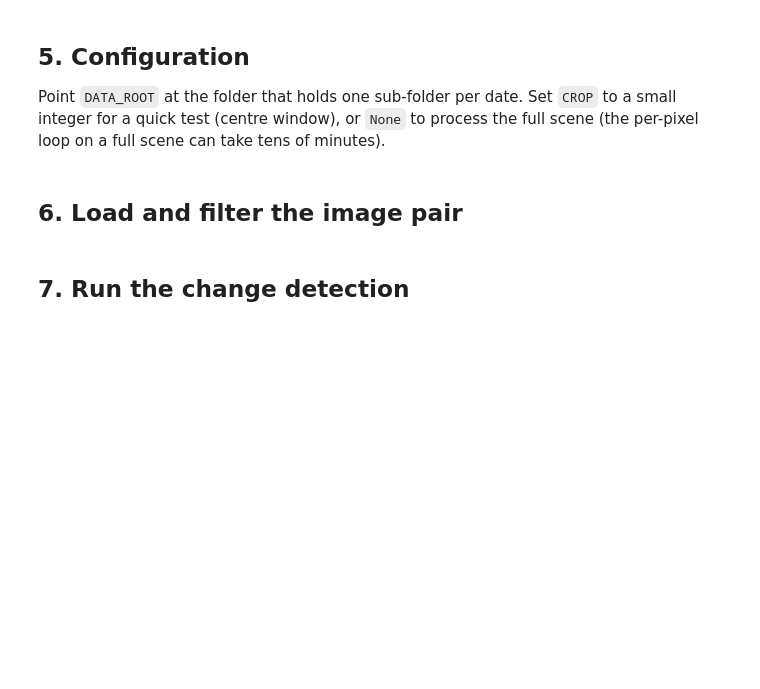
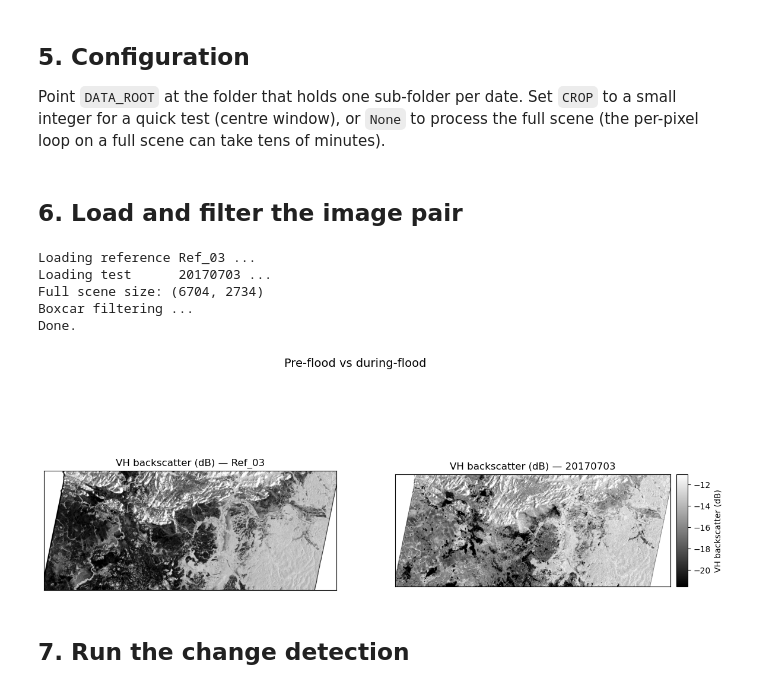
Before and after one commit to kasitif/flood-mapping-polsar, a Jupyter notebook: notebooks/01_change_detection.ipynb, the cells around one changed output. Saved outputs shown, nothing was run; the diff lists cells and outputs as text; code cells hidden in the pictures; blank space fills up the shorter version.

Commit message:
Add sample data and update notebooks

```diff
--- a/notebooks/01_change_detection.ipynb
+++ b/notebooks/01_change_detection.ipynb
@@ -233,27 +221,86 @@ CROP = 200       # centre crop size in pixels; set to None for the full scene
+# %%
+DATA_ROOT = r'..\data'
+
+# --- choose the reference image -------------------------------------------
+USE_MEAN_REF = True           # True = March mean (Ref_03); False = single date
+
+if USE_MEAN_REF:
+    DATE_REF        = 'Ref_03'     # folder written by build_reference.py
+    REF_PREFILTERED = False         # mean is already boxcar-filtered -> don't filter again
+else:
+    DATE_REF        = '20170329'   # single reference acquisition (raw)
+    REF_PREFILTERED = False        # raw single image -> needs filtering
+# -------------------------------------------------------------------------
+
+DATE_TEST = '20170703'
+WIN  = (7, 7)     # boxcar window
+CROP = None       # centre crop size in pixels; None = full scene
 # %% [markdown]
 ## 6. Load and filter the image pair
 # %%
 ref_dir  = os.path.join(DATA_ROOT, DATE_REF) + os.sep
 test_dir = os.path.join(DATA_ROOT, DATE_TEST) + os.sep
 
 print(f'Loading reference {DATE_REF} ...')
 C11b, C22b, C12b = Load_One_Date_Dual(ref_dir, DATE_REF)
 print(f'Loading test      {DATE_TEST} ...')
 C11a, C22a, C12a = Load_One_Date_Dual(test_dir, DATE_TEST)
 print('Full scene size:', C11a.shape)
 
 if CROP is not None:
     r0 = C11a.shape[0] // 2
     c0 = C11a.shape[1] // 2
     sl = (slice(r0, r0 + CROP), slice(c0, c0 + CROP))
     C11b, C22b, C12b = C11b[sl], C22b[sl], C12b[sl]
     C11a, C22a, C12a = C11a[sl], C22a[sl], C12a[sl]
     print('Cropped to:', C11a.shape)
 
 print('Boxcar filtering ...')
-C11b, C22b, C12b = Boxcar_Pol_filter_Dual(C11b, C22b, C12b, WIN)
+if not REF_PREFILTERED:                      # skip for the pre-filtered mean
+    C11b, C22b, C12b = Boxcar_Pol_filter_Dual(C11b, C22b, C12b, WIN)
 C11a, C22a, C12a = Boxcar_Pol_filter_Dual(C11a, C22a, C12a, WIN)
 print('Done.')
+
+
+from mpl_toolkits.axes_grid1 import make_axes_locatable
+
+cmap = plt.cm.gray.copy()
+cmap.set_bad('white')
+
+# dB + validity for each scene
+def to_db(C):
+    arr = np.abs(C.T)
+    valid = np.isfinite(arr) & (arr > 0)
+    return 10 * np.log10(arr + 1e-12), valid
+
+disp_b, valid_b = to_db(C22b)
+disp_a, valid_a = to_db(C22a)
+
+# ONE stretch from both scenes' valid pixels -> both panels on the same scale
+both = np.concatenate([disp_b[valid_b], disp_a[valid_a]])
+vmin, vmax = np.nanpercentile(both, (2, 98))
+
+fig, ax = plt.subplots(1, 2, figsize=(14, 6), sharex=True, sharey=True)
+for a, disp, valid, date in [(ax[0], disp_b, valid_b, DATE_REF),
+                             (ax[1], disp_a, valid_a, DATE_TEST)]:
+    m = np.ma.masked_where(~valid, disp)
+    im = a.imshow(m, cmap=cmap, vmin=vmin, vmax=vmax, aspect='equal')
+    a.set_title(f'VH backscatter (dB) — {date}')
+    a.set_xticks([]); a.set_yticks([])
+
+# single colorbar, matched to the right image's height
+cax = make_axes_locatable(ax[1]).append_axes('right', size='4%', pad=0.1)
+fig.colorbar(im, cax=cax).set_label('VH backscatter (dB)')
+
+fig.suptitle('Pre-flood vs during-flood', fontsize=14)
+plt.show()
+# %% [output]
+Loading reference Ref_03 ...
+Loading test      20170703 ...
+Full scene size: (6704, 2734)
+Boxcar filtering ...
+Done.
+[figure, added]
 # %% [markdown]
 ## 7. Run the change detection
 # %%
```
Also changed, not shown: parts of 10 cells of this notebook, 21 other files.
